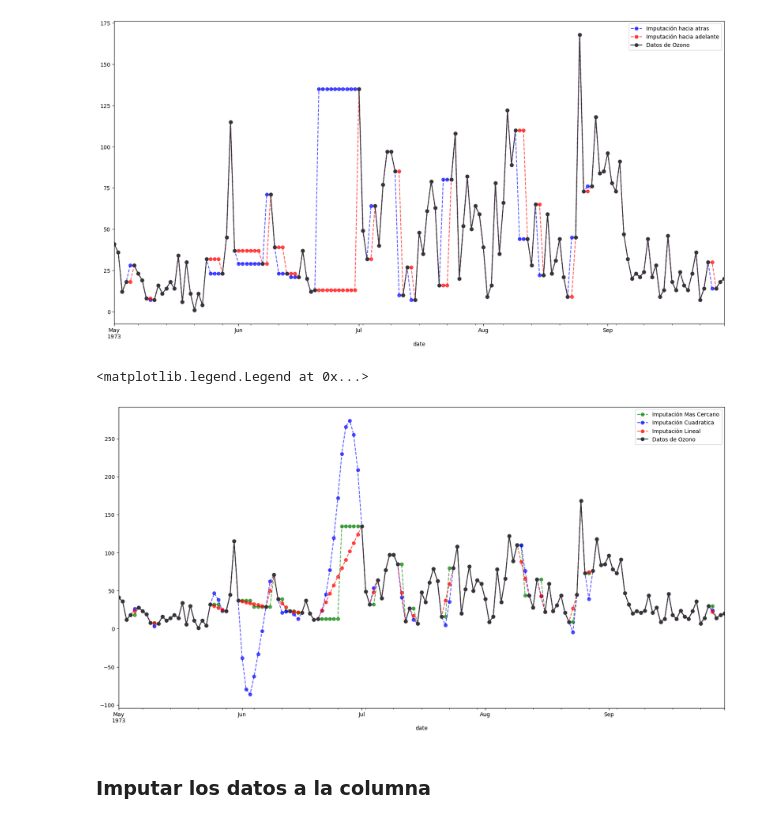
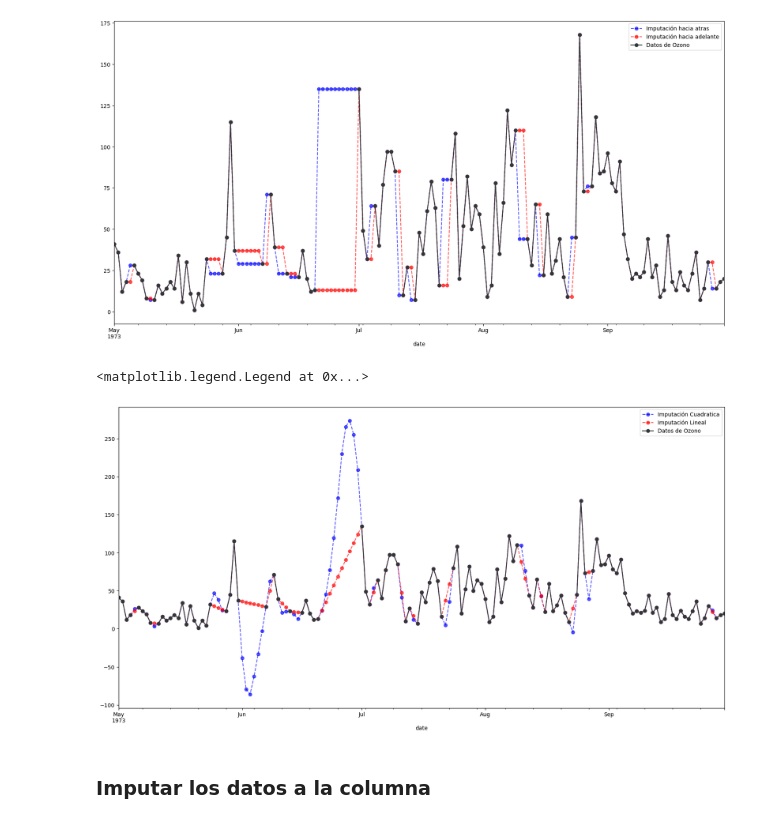
Before and after one commit to sebastianlopezacero/Imputacion-datos, a Jupyter notebook: Jupyternotebooks/imputation-missing-value.ipynb, the cells around one changed output. Saved outputs shown, nothing was run; the diff lists cells and outputs as text; code cells hidden in the pictures.

```diff
--- a/Jupyternotebooks/imputation-missing-value.ipynb
+++ b/Jupyternotebooks/imputation-missing-value.ipynb
@@ -932,24 +927,23 @@ plt.legend()
 # %%
 
 plt.figure(figsize=(20,10))
 
 (
     airquality_df
     .select_columns("ozone")
     .pipe(
         lambda df: (
             # Usamos el metodo {lineal : "Linear", Cuadratico : "quadratic", Mas_Cercano : "nearest"}
-            df.ozone.interpolate(method = "nearest").plot(color = "green", marker = "o", alpha=6/9, linestyle = "dashed", label= "Imputación Mas Cercano"),
             df.ozone.interpolate(method = "quadratic").plot(color = "blue", marker = "o", alpha=6/9, linestyle = "dashed", label= "Imputación Cuadratica"),
             df.ozone.interpolate(method = "linear").plot(color = "red", marker = "o", alpha=6/9, linestyle = "dashed",label= "Imputación Lineal"),
             df.ozone.plot(color = "#313638", marker = "o", label = "Datos de Ozono")
         )
     )
 )
 plt.legend()
 # %% [output]
 <matplotlib.legend.Legend at 0x...>
-[figure, old version]
+[figure, new version]
 # %% [markdown]
 ### Imputar los datos a la columna
 # %%
```
Also changed, not shown: parts of 7 cells of this notebook, 1 other file.
